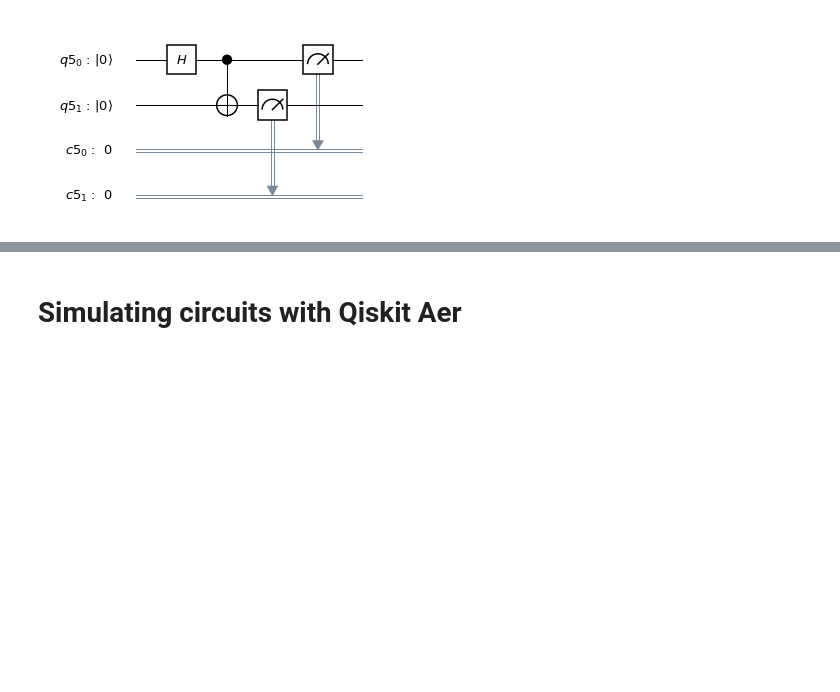
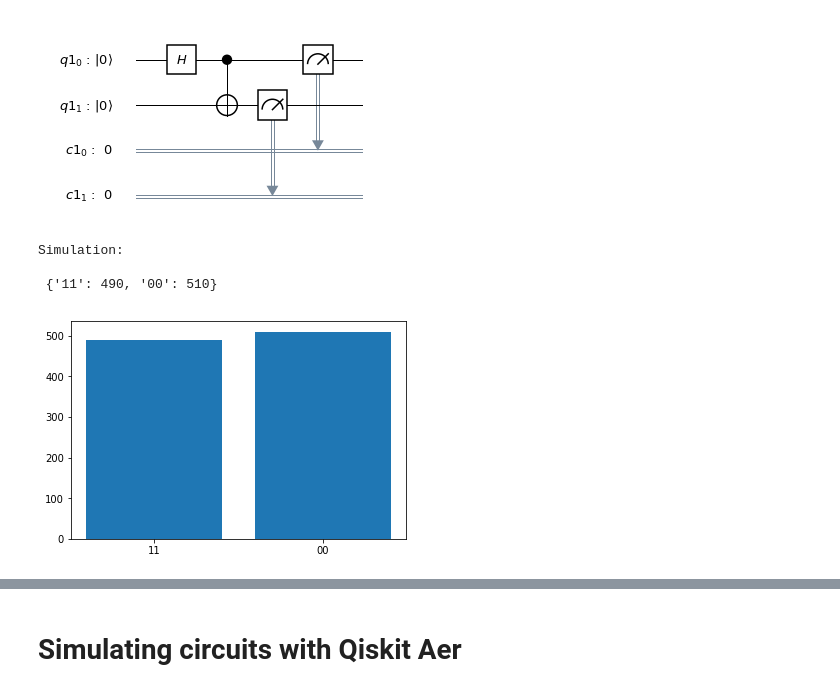
Before and after one commit to afonsofr/Qiskit_hands_on, a Jupyter notebook: basics.ipynb, the cells around one changed output, grey strips where cells are left out. Saved outputs shown, nothing was run; the diff lists cells and outputs as text; code cells hidden in the pictures; blank space fills up the shorter version.

```diff
--- a/basics.ipynb
+++ b/basics.ipynb
@@ -245,6 +293,13 @@ qc_multi_qubit.measure(qr,cr)
 qc_multi_qubit.draw(output='mpl')
 # %% [output]
 [figure]
+# %%
+execute_locally(qc_multi_qubit)
+# %% [output]
+Simulation:
+
+ {'11': 490, '00': 510}
+[figure, added]
 # %% [markdown]
 Other commonly mentioned multi-qubit gates (which can be decomposed into CNOT's):
 
```
Also changed, not shown: parts of 8 cells of this notebook, 3 other files.
